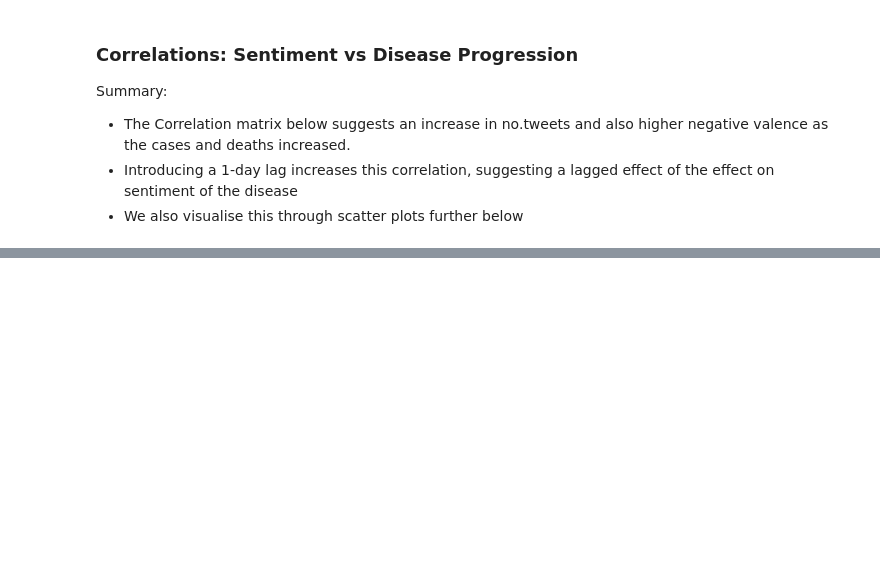
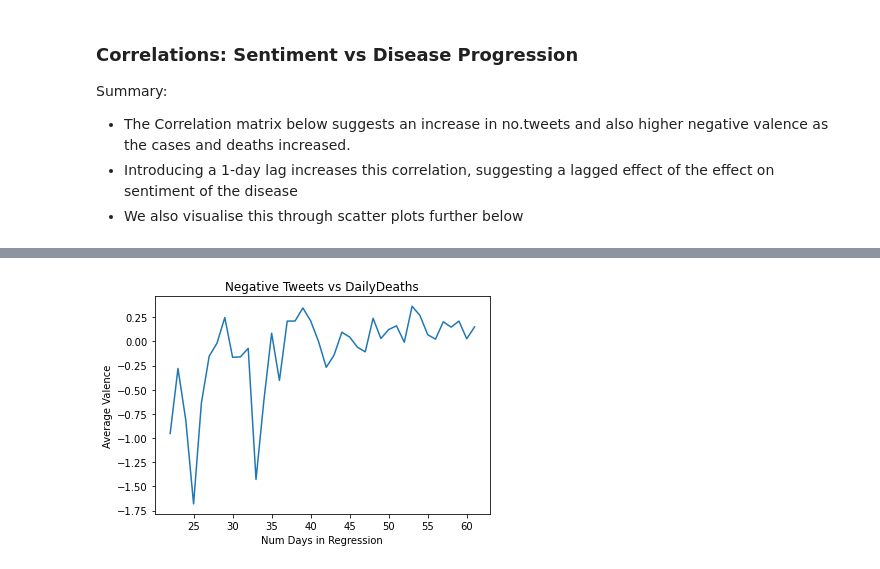
Before and after one commit to noahberhe/COVID-19, a Jupyter notebook: COVID-19 Anxiety Monitor.ipynb, the cells around one changed output, grey strips where cells are left out. Cells and saved outputs as stored; diff of their text form; code cells hidden in the pictures; blank space fills up the shorter version.

```diff
--- a/COVID-19 Anxiety Monitor.ipynb
+++ b/COVID-19 Anxiety Monitor.ipynb
@@ -417,0 +430,4 @@ plt.tight_layout(rect=[0, 0.03, 1, 0.95]);
+# %%
+plot_regression_trend(tweets_neg_valence, 4, 0)
+# %% [output]
+[figure, added]
```
Also changed, not shown: parts of 24 cells of this notebook, 2 other files.
